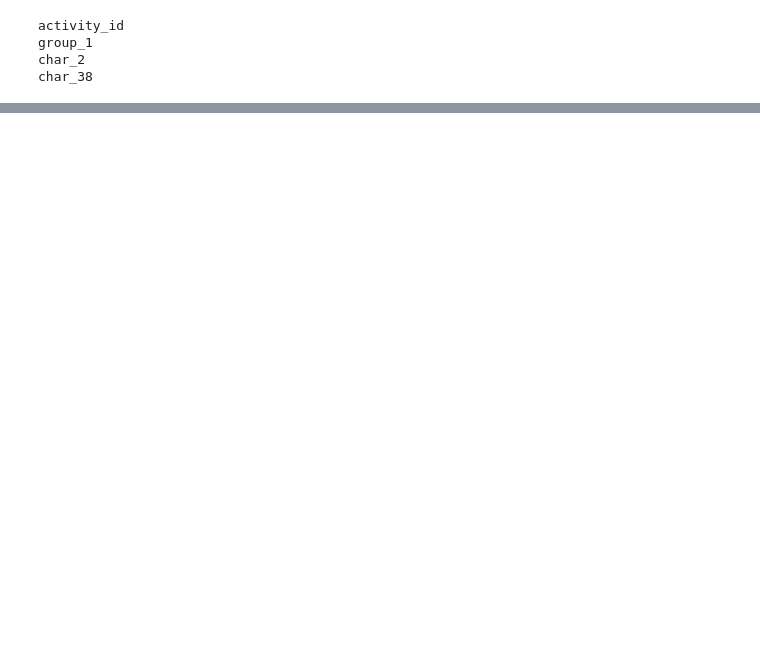
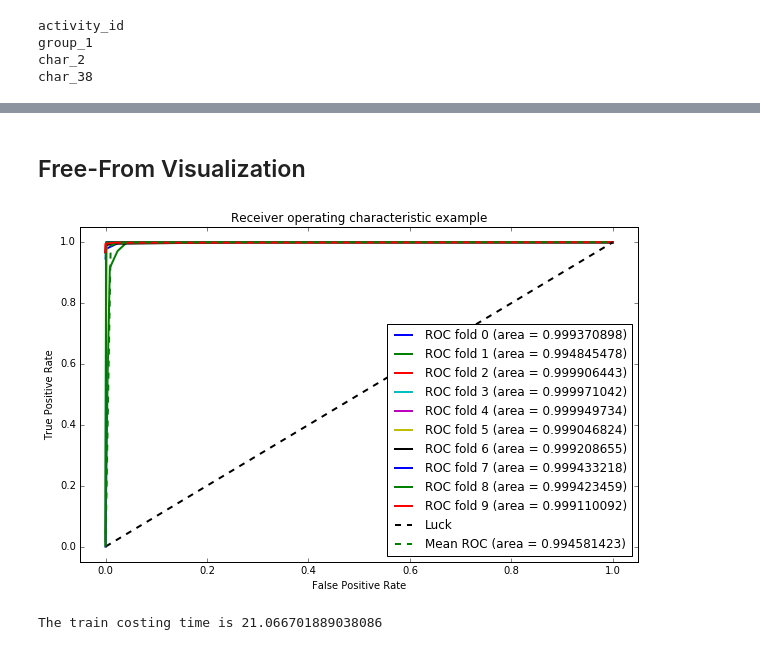
Before and after one commit to fanxianxian/Machine-Learning-Nanodegree, a Jupyter notebook: capstone/RedHat-p5 .ipynb, the cells around one changed output, grey strips where cells are left out. Saved outputs shown, nothing was run; the diff lists cells and outputs as text; code cells hidden in the pictures; blank space fills up the shorter version.

Commit message:
third commit for graph change

```diff
--- a/capstone/RedHat-p5 .ipynb
+++ b/capstone/RedHat-p5 .ipynb
@@ -479,0 +490,2 @@ The test costing time is 3.2769320011138916
+# %% [markdown]
+## Free-From Visualization ##
@@ -479,0 +497,34 @@ The test costing time is 3.2769320011138916
+# %%
+start_time = time.time()
+mean_tpr = 0.0
+mean_fpr = np.linspace(0, 1, 100)
+lw = 2
+dt = DecisionTreeClassifier(max_features= 'log2', max_depth = 3)
+i = 0
+for (train_index, test_index) in (k_fold):
+    dt.fit(train_set.iloc[train_index], labels[train_index])
+    preds = dt.predict_proba(train_set.iloc[test_index])[0:,1]
+    fpr, tpr, thresholds = roc_curve(labels[test_index], preds)
+    mean_tpr += interp(mean_fpr, fpr, tpr)
+    mean_tpr[0] = 0.0
+    roc_auc = auc(fpr, tpr)
+    plt.plot(fpr, tpr, lw=lw,
+             label='ROC fold %d (area = %0.9f)' % (i, roc_auc))
+    i += 1
+plt.plot([0, 1], [0, 1], linestyle='--', lw=lw, color='k',label='Luck')
+mean_tpr /= 10
+mean_tpr[-1] = 1.0
+mean_auc = auc(mean_fpr, mean_tpr)
+plt.plot(mean_fpr, mean_tpr, color='g', linestyle='--',label='Mean ROC (area = %0.9f)' % mean_auc, lw=lw)
+plt.xlim([-0.05, 1.05])
+plt.ylim([-0.05, 1.05])
+plt.xlabel('False Positive Rate')
+plt.ylabel('True Positive Rate')
+plt.title('Receiver operating characteristic example')
+plt.legend(loc="lower right")
+plt.show()
+end_time = time.time()
+print("The train costing time is %s"%(str(end_time - start_time)))
+# %% [output]
+[figure, added]
+The train costing time is 21.066701889038086
```
Also changed, not shown: parts of 17 cells of this notebook, 2 other files.
